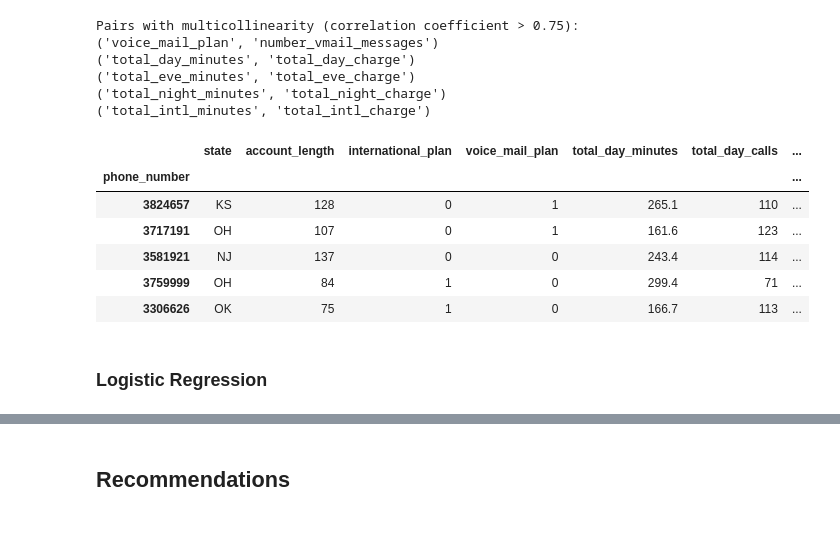
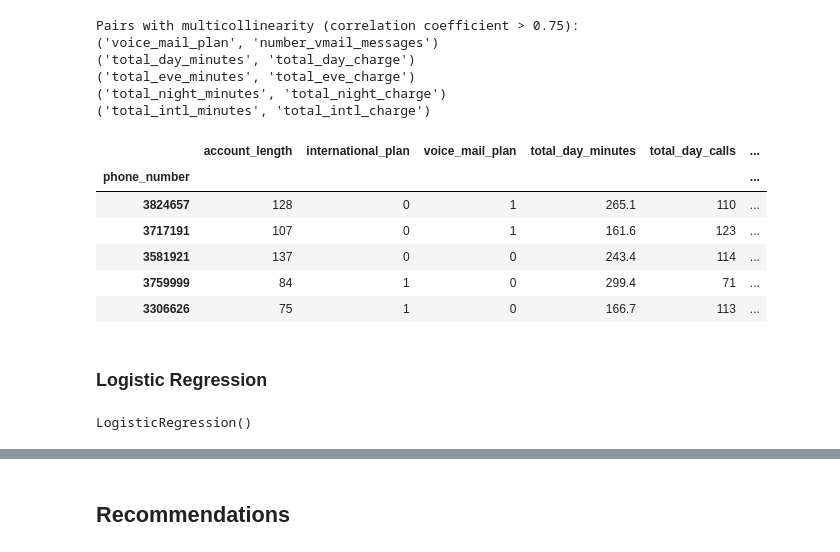
Before and after one commit to phelanthropus/SyriaTel-Customer-Churn, a Jupyter notebook: Untitled.ipynb, the cells around one changed output, grey strips where cells are left out. Saved outputs shown, nothing was run; the diff lists cells and outputs as text; code cells hidden in the pictures.

Commit message:
Model Validation

```diff
--- a/Untitled.ipynb
+++ b/Untitled.ipynb
@@ -498,19 +498,19 @@ Pairs with multicollinearity (correlation coefficient > 0.75):
 ('total_night_minutes', 'total_night_charge')
 ('total_intl_minutes', 'total_intl_charge')
 # %%
-# Define columns to drop based on multicollinear pairs
-columns_to_drop = ['number_vmail_messages', 'total_day_charge', 'total_eve_charge', 'total_night_charge', 'total_intl_charge']
+# Define columns to drop based on multicollinear pairs and the state column since it is a not an integer.
+columns_to_drop = ['state', 'number_vmail_messages', 'total_day_charge', 'total_eve_charge', 'total_night_charge', 'total_intl_charge']
 
 # Drop the columns from the DataFrame
 df_filtered = df.drop(columns=columns_to_drop)
 
 # Print the new DataFrame to verify dropped columns
 df_filtered.head(5)
 # %% [output]
-|  | state | account_length | international_plan | voice_mail_plan | total_day_minutes | total_day_calls | ... |
-| phone_number |  |  |  |  |  |  | ... |
-| 3824657 | KS | 128 | 0 | 1 | 265.1 | 110 | ... |
-| 3717191 | OH | 107 | 0 | 1 | 161.6 | 123 | ... |
-| 3581921 | NJ | 137 | 0 | 0 | 243.4 | 114 | ... |
-| 3759999 | OH | 84 | 1 | 0 | 299.4 | 71 | ... |
-| 3306626 | OK | 75 | 1 | 0 | 166.7 | 113 | ... |
+|  | account_length | international_plan | voice_mail_plan | total_day_minutes | total_day_calls | ... |
+| phone_number |  |  |  |  |  | ... |
+| 3824657 | 128 | 0 | 1 | 265.1 | 110 | ... |
+| 3717191 | 107 | 0 | 1 | 161.6 | 123 | ... |
+| 3581921 | 137 | 0 | 0 | 243.4 | 114 | ... |
+| 3759999 | 84 | 1 | 0 | 299.4 | 71 | ... |
+| 3306626 | 75 | 1 | 0 | 166.7 | 113 | ... |
@@ -517,2 +532,8 @@ df_filtered.head(5)
 # %% [markdown]
 ### Logistic Regression ###
+# %%
+# Create and train the logistic regression model
+model = LogisticRegression()
+model.fit(X_train_scaled, y_train)
+# %% [output]
+LogisticRegression()
```
Also changed, not shown: parts of 17 cells of this notebook.
